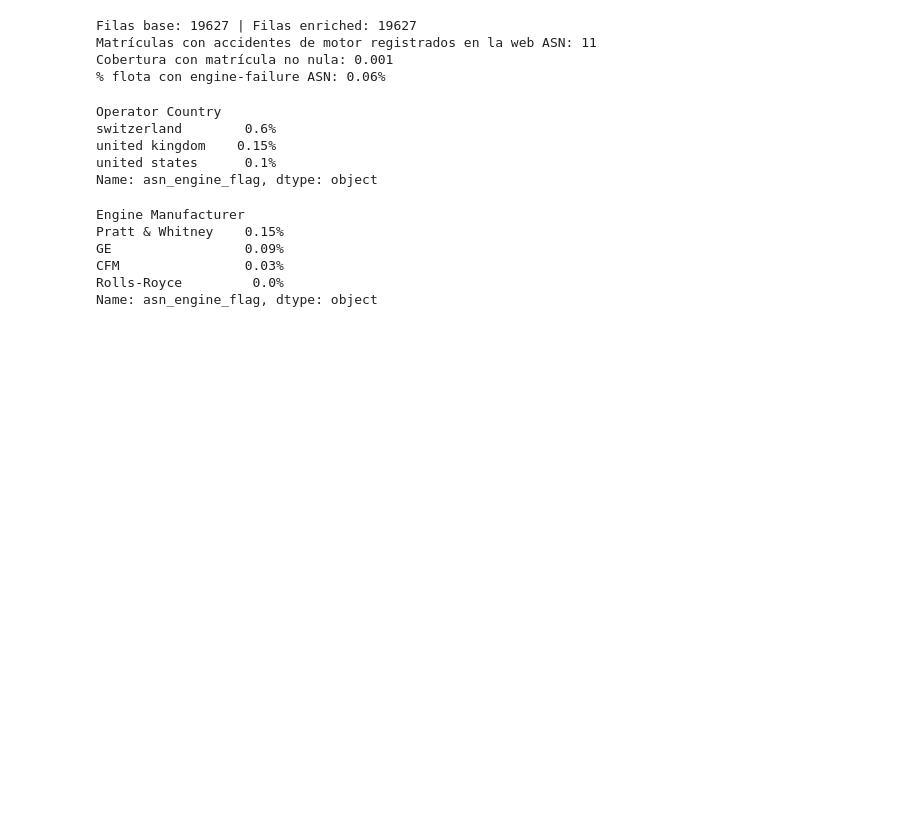
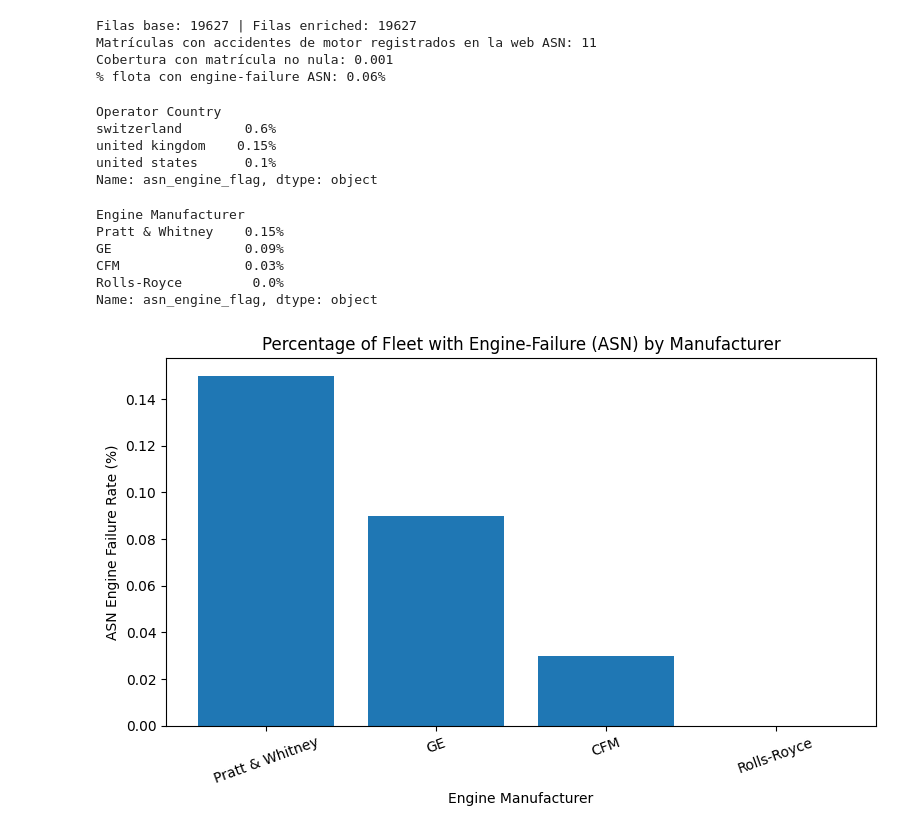
Before and after one commit to marlene-alcobendas/Project3_Benchmark_AC, a Jupyter notebook: Benchmark_AC.ipynb, the cells around one changed output. Saved outputs shown, nothing was run; the diff lists cells and outputs as text; code cells hidden in the pictures; blank space fills up the shorter version.

```diff
--- a/Benchmark_AC.ipynb
+++ b/Benchmark_AC.ipynb
@@ -651,3 +579,18 @@ GE                 0.09%
 CFM                0.03%
 Rolls-Royce         0.0%
 Name: asn_engine_flag, dtype: object
+# %%
+manufacturers = ["Pratt & Whitney", "GE", "CFM", "Rolls-Royce"]
+values = [0.15, 0.09, 0.03, 0.0]
+
+plt.figure(figsize=(8,5))
+plt.bar(manufacturers, values)
+plt.title("Percentage of Fleet with Engine-Failure (ASN) by Manufacturer")
+plt.xlabel("Engine Manufacturer")
+plt.ylabel("ASN Engine Failure Rate (%)")
+plt.xticks(rotation=20)
+plt.tight_layout()
+
+plt.show()
+# %% [output]
+[figure, added]
```
Also changed, not shown: parts of 9 cells of this notebook, 2 other files.
